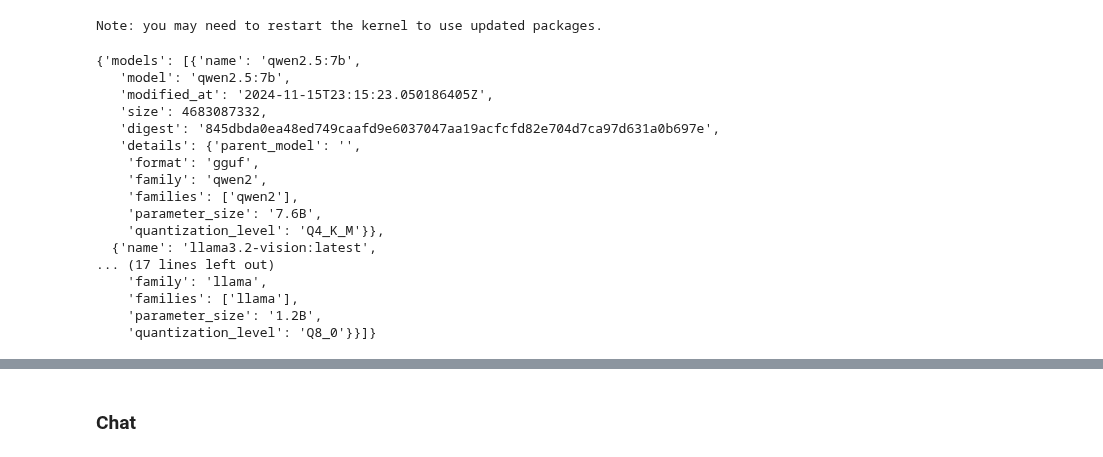
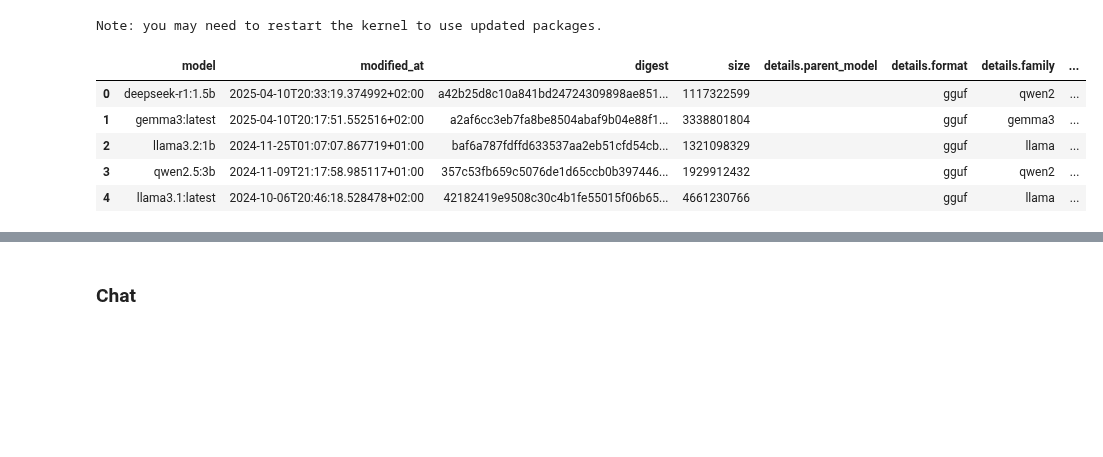
Before and after one commit to rsouza/GenAI4Humanists, a Jupyter notebook: Notebooks/OpenSource/OllamaLocal.ipynb, the cells around one changed output, grey strips where cells are left out. Cells and saved outputs as stored; diff of their text form; code cells hidden in the pictures; blank space fills up the shorter version.

```diff
--- a/Notebooks/OpenSource/OllamaLocal.ipynb
+++ b/Notebooks/OpenSource/OllamaLocal.ipynb
@@ -12,23 +19,15 @@ from PIL import Image as PIL_Image
 # %%
 #ollama.pull('llama3.2:1b')
 # %%
-ollama.list()
+data = ollama.list().json()
+data_dict = json.loads(data)
+df = pd.json_normalize(data_dict['models'])
+df.head()
 # %% [output]
-{'models': [{'name': 'qwen2.5:7b',
-   'model': 'qwen2.5:7b',
-   'modified_at': '2024-11-15T23:15:23.050186405Z',
-   'size': 4683087332,
-   'digest': '845dbda0ea48ed749caafd9e6037047aa19acfcfd82e704d7ca97d631a0b697e',
-   'details': {'parent_model': '',
-    'format': 'gguf',
-    'family': 'qwen2',
-    'families': ['qwen2'],
-    'parameter_size': '7.6B',
-    'quantization_level': 'Q4_K_M'}},
-  {'name': 'llama3.2-vision:latest',
-... (17 lines left out)
-    'family': 'llama',
-    'families': ['llama'],
-    'parameter_size': '1.2B',
-    'quantization_level': 'Q8_0'}}]}
+|  | model | modified_at | digest | size | details.parent_model | details.format | details.family | ... |
+| 0 | deepseek-r1:1.5b | 2025-04-10T20:33:19.374992+02:00 | a42b25d8c10a841bd24724309898ae851... | 1117322599 |  | gguf | qwen2 | ... |
+| 1 | gemma3:latest | 2025-04-10T20:17:51.552516+02:00 | a2af6cc3eb7fa8be8504abaf9b04e88f1... | 3338801804 |  | gguf | gemma3 | ... |
+| 2 | llama3.2:1b | 2024-11-25T01:07:07.867719+01:00 | baf6a787fdffd633537aa2eb51cfd54cb... | 1321098329 |  | gguf | llama | ... |
+| 3 | qwen2.5:3b | 2024-11-09T21:17:58.985117+01:00 | 357c53fb659c5076de1d65ccb0b397446... | 1929912432 |  | gguf | qwen2 | ... |
+| 4 | llama3.1:latest | 2024-10-06T20:46:18.528478+02:00 | 42182419e9508c30c4b1fe55015f06b65... | 4661230766 |  | gguf | llama | ... |
 # %%
```
Also changed, not shown: parts of 9 cells of this notebook, 12 other files.
